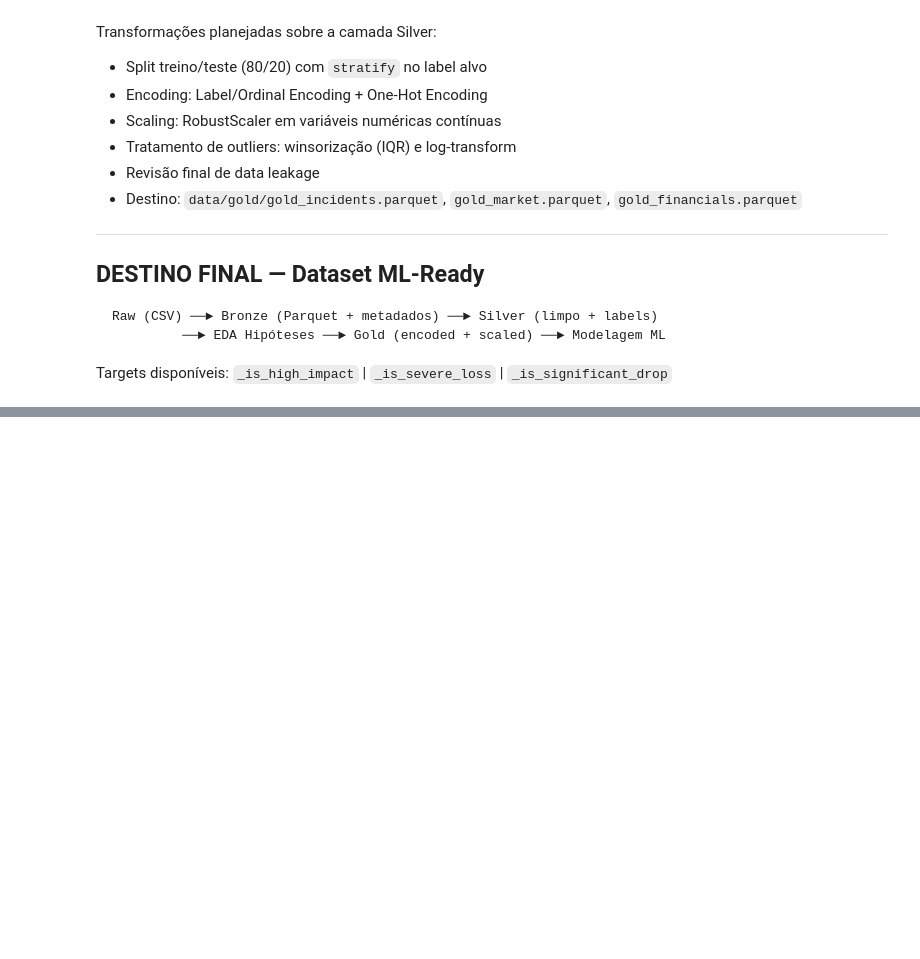
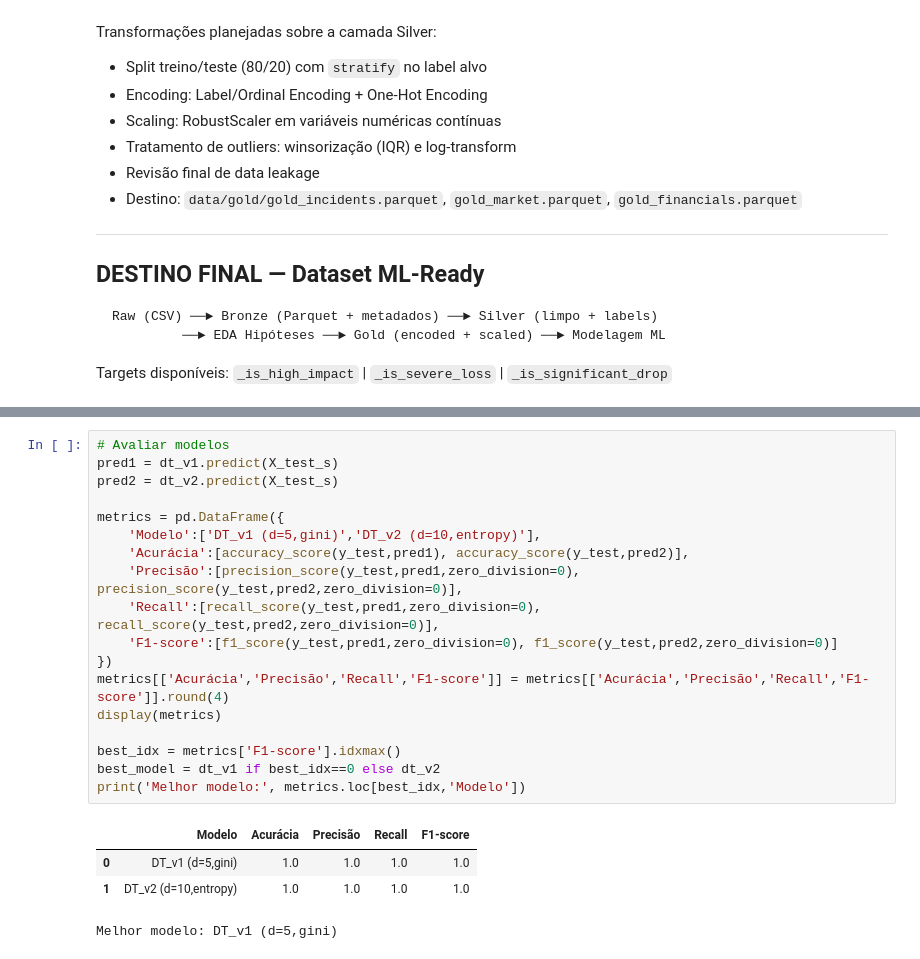
Before and after one commit to RodrigoMrqs/Arquitetura_medalion_para_cyberseguranca, a Jupyter notebook: notebook.ipynb, the cells around one changed output, grey strips where cells are left out. Drawn from its saved outputs; the diff is of its cells as text; blank space fills up the shorter version.

```diff
--- a/notebook.ipynb
+++ b/notebook.ipynb
@@ -1414,0 +1503,23 @@ Targets disponíveis: `_is_high_impact` | `_is_severe_loss` | `_is_significant_d
+# %%
+# Avaliar modelos
+pred1 = dt_v1.predict(X_test_s)
+pred2 = dt_v2.predict(X_test_s)
+
+metrics = pd.DataFrame({
+    'Modelo':['DT_v1 (d=5,gini)','DT_v2 (d=10,entropy)'],
+    'Acurácia':[accuracy_score(y_test,pred1), accuracy_score(y_test,pred2)],
+    'Precisão':[precision_score(y_test,pred1,zero_division=0), precision_score(y_test,pred2,zero_division=0)],
+    'Recall':[recall_score(y_test,pred1,zero_division=0), recall_score(y_test,pred2,zero_division=0)],
+    'F1-score':[f1_score(y_test,pred1,zero_division=0), f1_score(y_test,pred2,zero_division=0)]
+})
+metrics[['Acurácia','Precisão','Recall','F1-score']] = metrics[['Acurácia','Precisão','Recall','F1-score']].round(4)
+display(metrics)
+
+best_idx = metrics['F1-score'].idxmax()
+best_model = dt_v1 if best_idx==0 else dt_v2
+print('Melhor modelo:', metrics.loc[best_idx,'Modelo'])
+# %% [output]
+|  | Modelo | Acurácia | Precisão | Recall | F1-score |
+| 0 | DT_v1 (d=5,gini) | 1.0 | 1.0 | 1.0 | 1.0 |
+| 1 | DT_v2 (d=10,entropy) | 1.0 | 1.0 | 1.0 | 1.0 |
+Melhor modelo: DT_v1 (d=5,gini)
```
Also changed, not shown: parts of 27 cells of this notebook, 10 other files.
